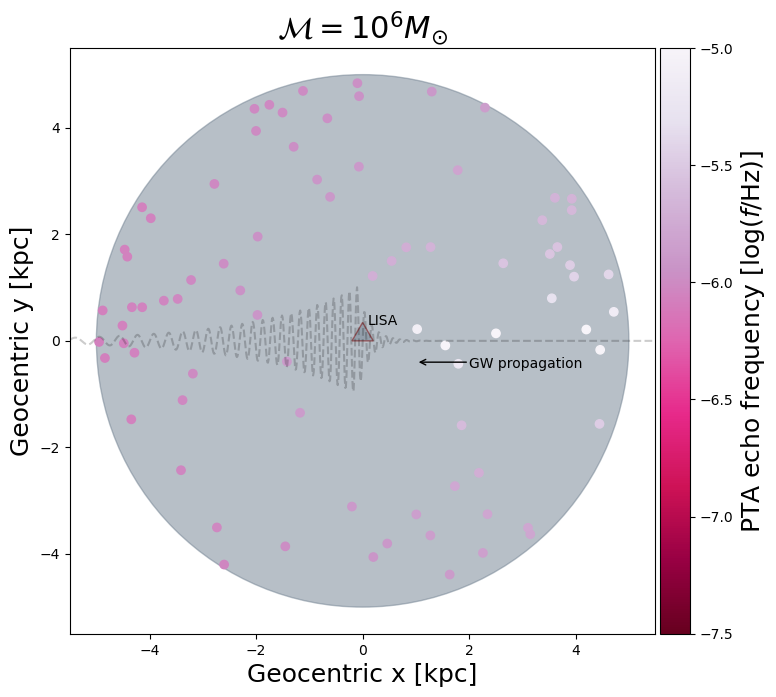
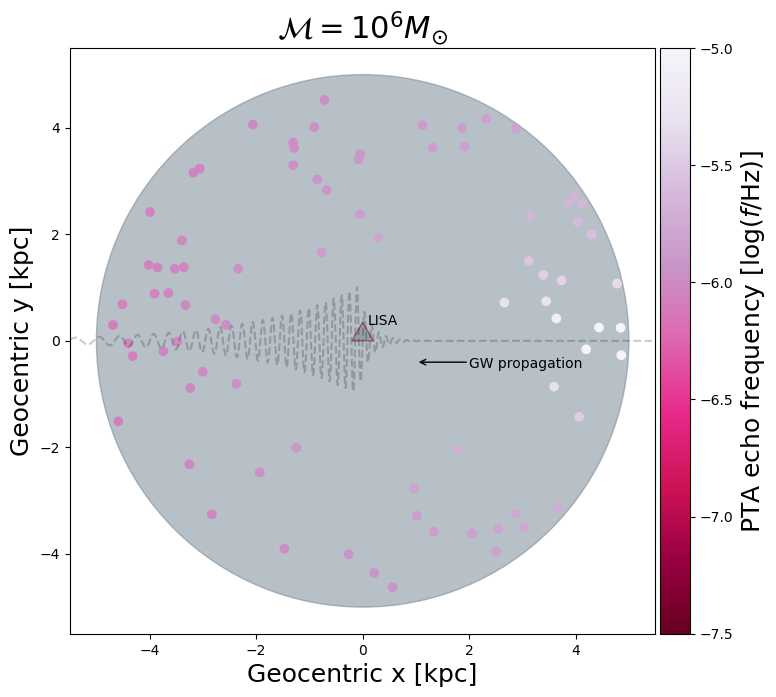
Unified diff of the notebook cell whose output changed from the first chart to the second:
--- before
+++ after
@@ -23,4 +23,4 @@
     cb = plt.colorbar(cax=cax)
     cb.set_label(label='PTA echo frequency [log($f$/Hz)]',fontsize=18)
-
+    plt.savefig("./figures/echo_frequency_diagram_Mc{:0.0e}.png".format(mc),dpi=300)
     plt.show()

Commit: pushing recent work